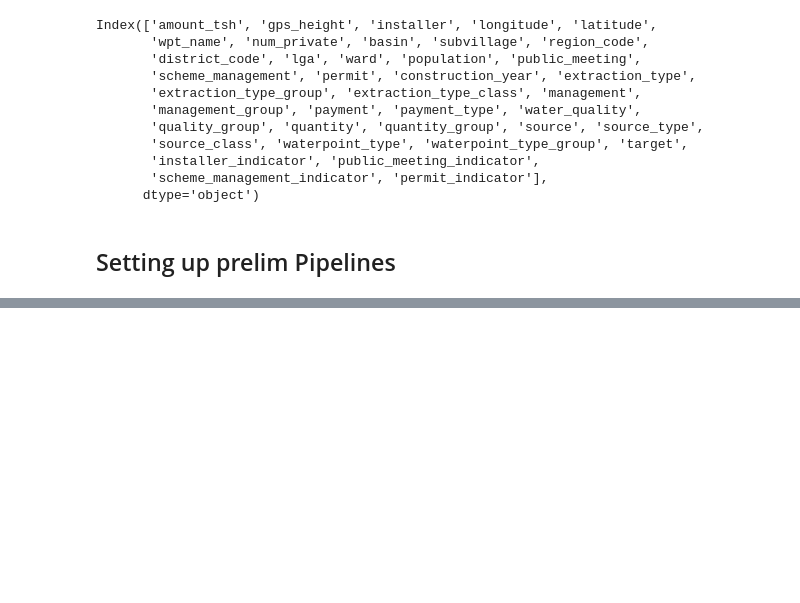
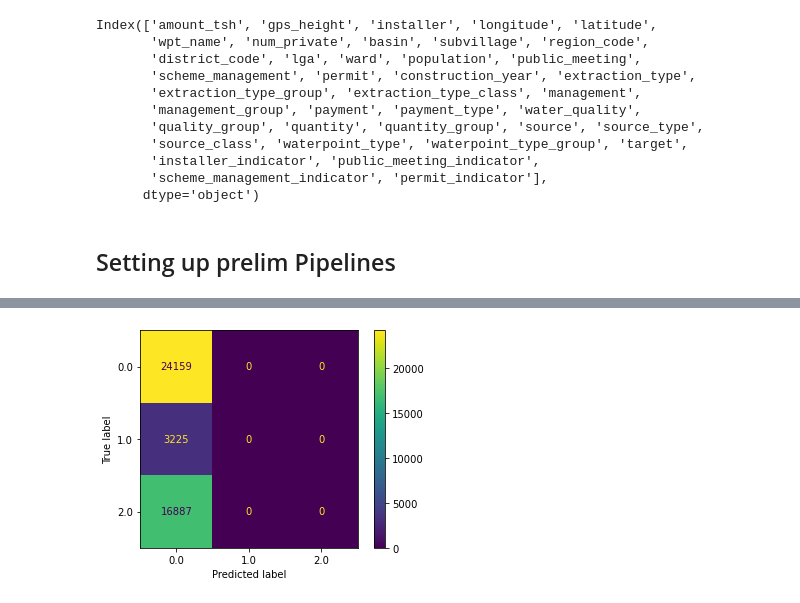
Before and after one commit to mduncan23/Tanzanian-Water-Wells-Analysis, a Jupyter notebook: Water_well_2.ipynb, the cells around one changed output, grey strips where cells are left out. Cells and saved outputs as stored; diff of their text form; code cells hidden in the pictures; blank space fills up the shorter version.

Commit message:
working on pipes

```diff
--- a/Water_well_2.ipynb
+++ b/Water_well_2.ipynb
@@ -252,0 +252,5 @@ ColTrans = ColumnTransformer(transformers=[
+# %%
+dummy_model = Pipeline([
+    ('ColTrans', ColTrans),
+    ('dummy', DummyClassifier(strategy='most_frequent', random_state=42))
+])
@@ -252,0 +307,2 @@ ColTrans = ColumnTransformer(transformers=[
+# %%
+dummy_pipe = ModelRuns(dummy_model, 'dummy', X_train, y_train)
@@ -252,0 +313,2 @@ ColTrans = ColumnTransformer(transformers=[
+# %%
+dummy_pipe.fit(X_train, y_train)
@@ -252,0 +327,4 @@ ColTrans = ColumnTransformer(transformers=[
+# %%
+dummy_pipe.class_matrix(X_train, y_train);
+# %% [output]
+[figure, added]
```
Also changed, not shown: parts of 15 cells of this notebook.
